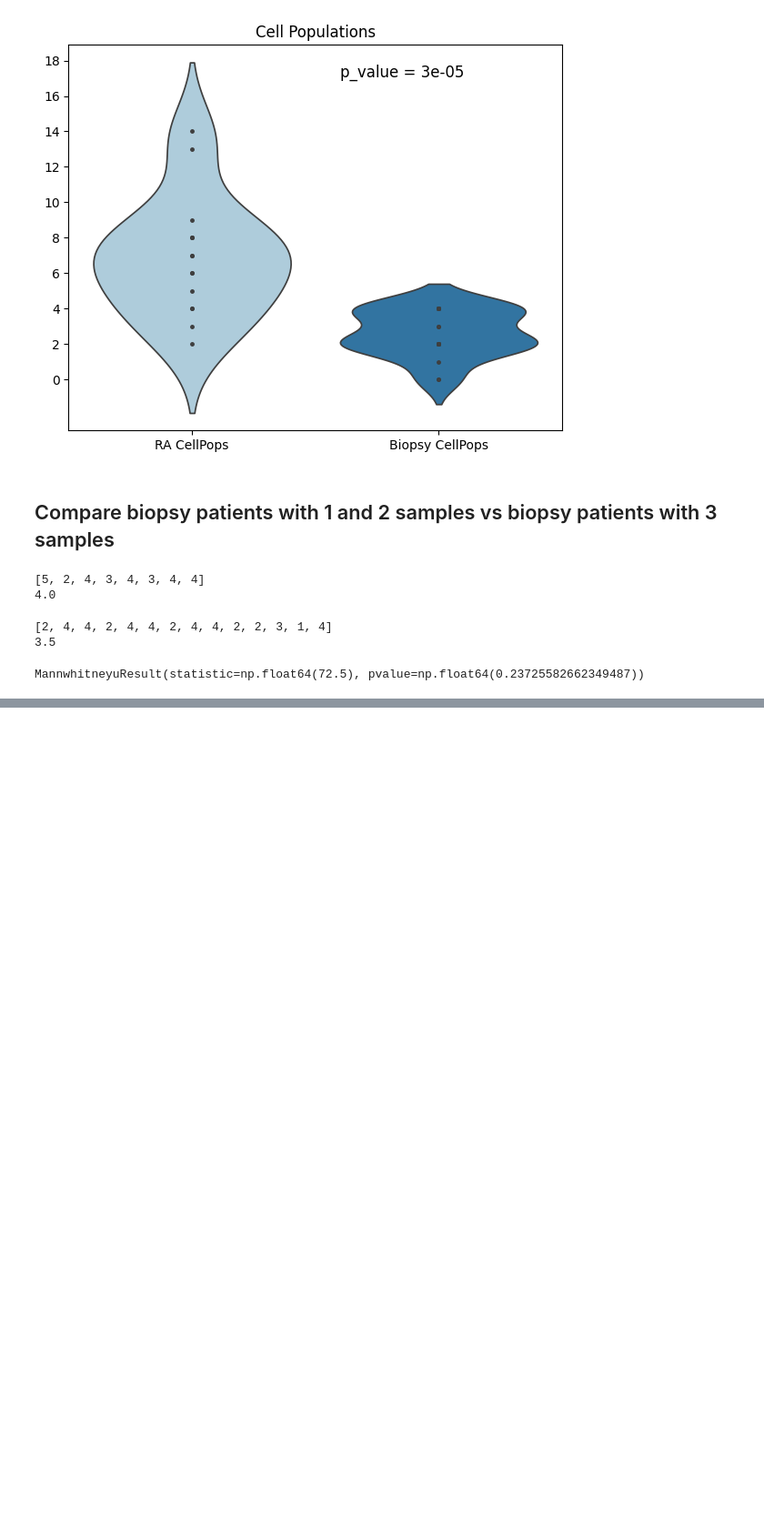
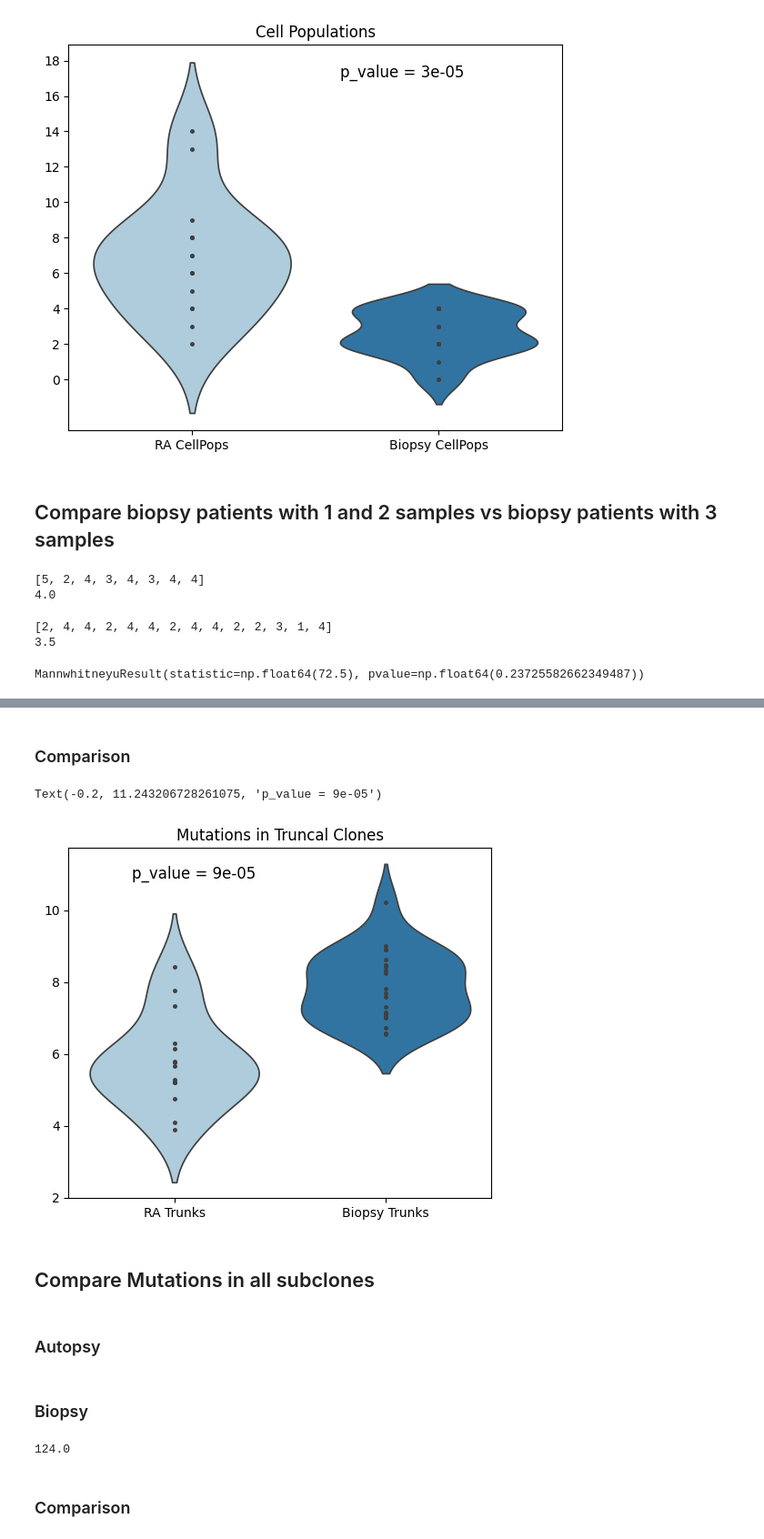
Before and after one commit to getzlab/Rapid_Autopsy_Convergent_Evolution, a Jupyter notebook: Extended Data Figure 2/ExtendedData_RA_Biopsy_Comparison.ipynb, the cells around one changed output, grey strips where cells are left out. Shown: that part at 91% size. Saved outputs shown, nothing was run; the diff lists cells and outputs as text; code cells hidden in the pictures; blank space fills up the shorter version.

Commit message:
added mutation accounting from other notebook

```diff
--- a/Extended Data Figure 2/ExtendedData_RA_Biopsy_Comparison.ipynb
+++ b/Extended Data Figure 2/ExtendedData_RA_Biopsy_Comparison.ipynb
@@ -384,0 +387,6 @@ MannwhitneyuResult(statistic=np.float64(72.5), pvalue=np.float64(0.2372558266234
+# %%
+autopsy_all_trunks = combined_maf[combined_maf['Cluster_Assignment'] == 1]
+autopsy_all_trunks_unique = autopsy_all_trunks.drop_duplicates(['Hugo_Symbol','Start_position','Protein_change'],keep='first')
+aut_num_muts_in_trunk = autopsy_all_trunks_unique.groupby('Patient_ID').count()['Sample_ID'].to_list()
+print(np.median(aut_num_muts_in_trunk))
+autopsy_all_trunks_unique.groupby('Patient_ID').count()['Sample_ID']
@@ -384,0 +414,11 @@ MannwhitneyuResult(statistic=np.float64(72.5), pvalue=np.float64(0.2372558266234
+# %%
+## get mutations only in paired samples
+pre_post_maf_only_pairs = pre_post_maf_all[pre_post_maf_all['Sample_ID'].isin(prepost_proximal_samples)]
+pre_post_maf_only_pairs = pre_post_maf_only_pairs[pre_post_maf_only_pairs['t_alt_count']!=0]
+pre_post_maf_only_pairs.drop_duplicates(['Patient_ID','Hugo_Symbol','Start_position','Cluster_Assignment'],inplace=True)
+
+pre_post_trunks = pre_post_maf_only_pairs[pre_post_maf_only_pairs['Cluster_Assignment'] == 1]
+pre_post_trunks_unique = pre_post_trunks.drop_duplicates(['Hugo_Symbol','Start_position','Protein_change','Patient_ID'],keep='first')
+
+print(np.median(prepost_num_muts_in_trunk))
+pre_post_trunks_unique.groupby('Patient_ID').count()['Sample_ID']
@@ -384,0 +444,31 @@ MannwhitneyuResult(statistic=np.float64(72.5), pvalue=np.float64(0.2372558266234
+# %% [markdown]
+### Comparison
+# %%
+autopsy_num_muts_in_trunk_list = list(autopsy_all_trunks_unique.groupby('Patient_ID').count()['Sample_ID'])
+prepost_num_muts_in_trunk = pre_post_trunks_unique.groupby('Patient_ID').count()['Sample_ID'].to_list()
+
+muts_per_trunk_df=pd.DataFrame({'RA Trunks': pd.Series(np.log2(autopsy_num_muts_in_trunk_list)),
+                 'Biopsy Trunks': pd.Series(np.log2(prepost_num_muts_in_trunk))})
+# %%
+fig,ax1 = plt.subplots(nrows=1, ncols=1, figsize=(6, 5))
+#ax1.set_ylim(bottom=0, top=25)
+ax1.set_yticks([0,2,4,6,8,10,12,14,16,18,20,22])
+sns.violinplot(data=muts_per_trunk_df,
+               inner="point",orient='v',ax=ax1,palette=sns.color_palette('Paired'),
+              native_scale=True).set_title("Mutations in Truncal Clones" )
+
+stat, p_val = stats.mannwhitneyu(np.log2(autopsy_num_muts_in_trunk_list), np.log2(prepost_num_muts_in_trunk))
+
+
+x_coord = 0.15 * (ax1.get_xlim()[1] - ax1.get_xlim()[0]) + ax1.get_xlim()[0]
+y_coord = 0.95 * (ax1.get_ylim()[1] - ax1.get_ylim()[0]) + ax1.get_ylim()[0]
+ax1.text(x=x_coord, y=y_coord, s="p_value = " + str(round(p_val,5)), ha='left', va='top', fontsize=12)
+
+#fig.savefig('RA_muts_per_trunk_vs_biopsy_muts_per_paired_violinplot_with_p_val.svg')
+# %% [output]
+Text(-0.2, 11.243206728261075, 'p_value = 9e-05')
+[figure, added]
+# %% [markdown]
+## Compare Mutations in all subclones
+# %% [markdown]
+### Autopsy
@@ -384,0 +481,12 @@ MannwhitneyuResult(statistic=np.float64(72.5), pvalue=np.float64(0.2372558266234
+# %% [markdown]
+### Biopsy
+# %%
+pre_post_nontrunks = pre_post_maf_only_pairs[pre_post_maf_only_pairs['Cluster_Assignment'] != 1]
+## make sure we are just getting unique muts
+pre_post_nontrunks_unique = pre_post_nontrunks.drop_duplicates(['Hugo_Symbol','Start_position','Protein_change','Patient_ID'],keep='first')
+pre_post_num_nontrunks_unique = pre_post_nontrunks_unique.groupby('Patient_ID').count()['Sample_ID'].to_list()
+print(np.median(pre_post_num_nontrunks_unique))
+# %% [output]
+124.0
+# %% [markdown]
+### Comparison
```
Also changed, not shown: parts of 8 cells of this notebook.
